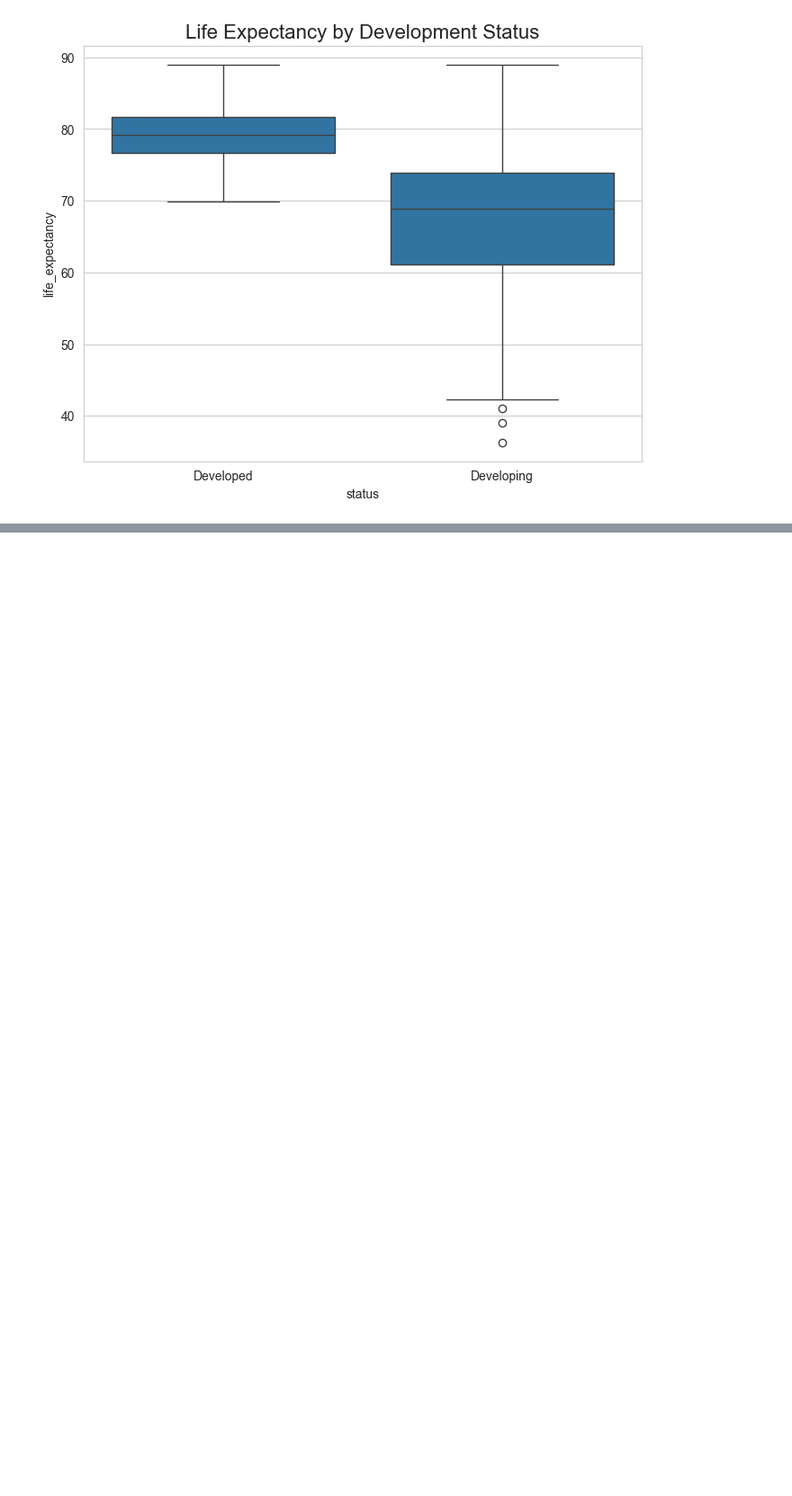
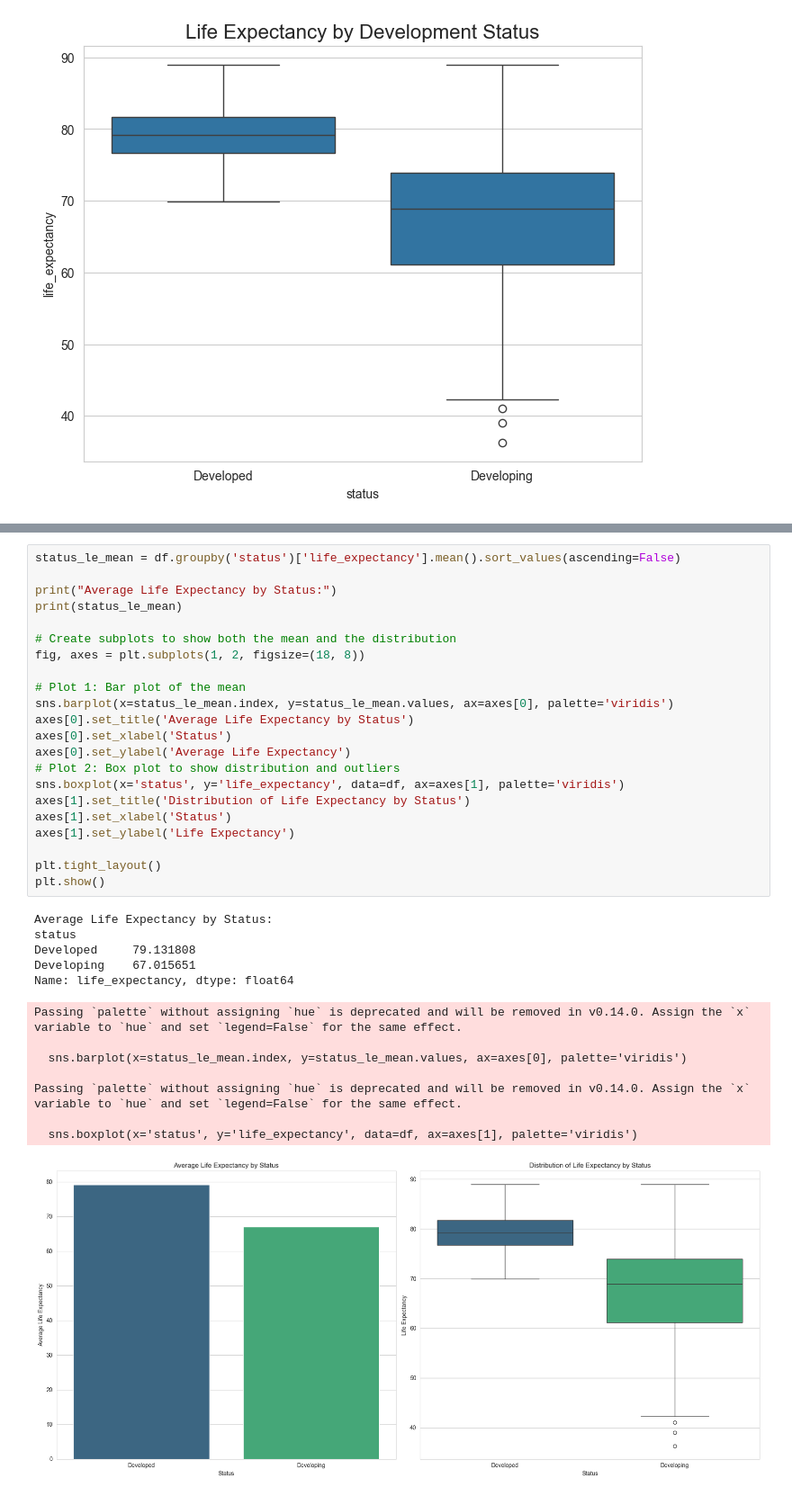
Before and after one commit to ironLegion88/life_expectancy_task, a Jupyter notebook: notebooks/data_exploration.ipynb, the cells around one changed output, grey strips where cells are left out. Shown at 90% size. Drawn from its saved outputs; the diff is of its cells as text; blank space fills up the shorter version.

```diff
--- a/notebooks/data_exploration.ipynb
+++ b/notebooks/data_exploration.ipynb
@@ -163,0 +266,36 @@ plt.show()
+# %%
+status_le_mean = df.groupby('status')['life_expectancy'].mean().sort_values(ascending=False)
+
+print("Average Life Expectancy by Status:")
+print(status_le_mean)
+
+# Create subplots to show both the mean and the distribution
+fig, axes = plt.subplots(1, 2, figsize=(18, 8))
+
+# Plot 1: Bar plot of the mean
+sns.barplot(x=status_le_mean.index, y=status_le_mean.values, ax=axes[0], palette='viridis')
+axes[0].set_title('Average Life Expectancy by Status')
+axes[0].set_xlabel('Status')
+axes[0].set_ylabel('Average Life Expectancy')
+# Plot 2: Box plot to show distribution and outliers
+sns.boxplot(x='status', y='life_expectancy', data=df, ax=axes[1], palette='viridis')
+axes[1].set_title('Distribution of Life Expectancy by Status')
+axes[1].set_xlabel('Status')
+axes[1].set_ylabel('Life Expectancy')
+
+plt.tight_layout()
+plt.show()
+# %% [output]
+Average Life Expectancy by Status:
+status
+Developed     79.131808
+Developing    67.015651
+Name: life_expectancy, dtype: float64
+Passing `palette` without assigning `hue` is deprecated and will be removed in v0.14.0. Assign the `x` variable to `hue` and set `legend=False` for the same effect.
+
+  sns.barplot(x=status_le_mean.index, y=status_le_mean.values, ax=axes[0], palette='viridis')
+
+Passing `palette` without assigning `hue` is deprecated and will be removed in v0.14.0. Assign the `x` variable to `hue` and set `legend=False` for the same effect.
+
+  sns.boxplot(x='status', y='life_expectancy', data=df, ax=axes[1], palette='viridis')
+[figure, added]
```
Also changed, not shown: parts of 7 cells of this notebook.
